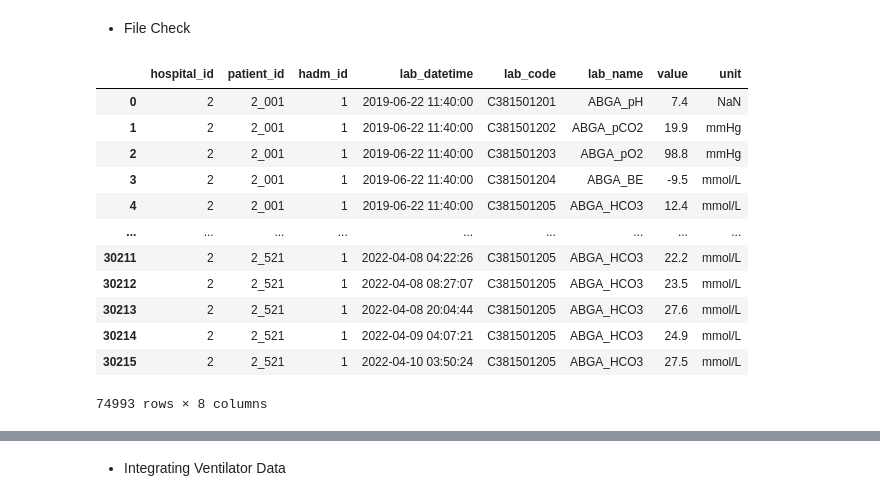
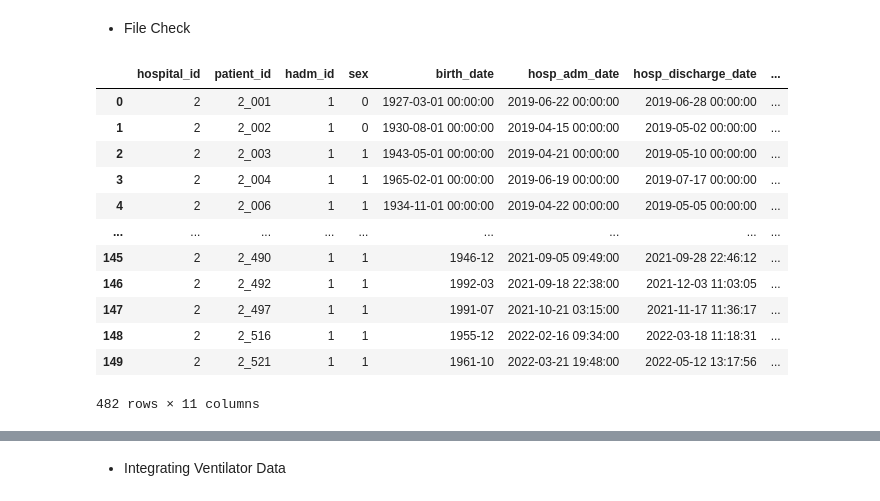
Before and after one commit to skjangbudon/nia_vent_weaning, a Jupyter notebook: notebook/data_preprocess_1103.ipynb, the cells around one changed output, grey strips where cells are left out. Cells and saved outputs as stored; diff of their text form; code cells hidden in the pictures.

```diff
--- a/notebook/data_preprocess_1103.ipynb
+++ b/notebook/data_preprocess_1103.ipynb
@@ -191,24 +189,24 @@ Code Execution Finished at  2022-11-04 17:27:24.089382+09:00    Time elapsed:  0
 # %%
 path = '/VOLUME/nia_vent_weaning/data/AJ/'
 var_list = ['demographics', 'diagnosis', 'drug', 'heightandweight', 'lab', 'ventilator', 'ventilator_parameter', 'vitalsign']
-idx = 4
+idx = 0
 
 df = pd.read_csv(path + var_list[idx] + '.csv', index_col=0)
 df
 # %% [output]
-|  | hospital_id | patient_id | hadm_id | lab_datetime | lab_code | lab_name | value | unit |
-| 0 | 2 | 2_001 | 1 | 2019-06-22 11:40:00 | C381501201 | ABGA_pH | 7.4 | NaN |
-| 1 | 2 | 2_001 | 1 | 2019-06-22 11:40:00 | C381501202 | ABGA_pCO2 | 19.9 | mmHg |
-| 2 | 2 | 2_001 | 1 | 2019-06-22 11:40:00 | C381501203 | ABGA_pO2 | 98.8 | mmHg |
-| 3 | 2 | 2_001 | 1 | 2019-06-22 11:40:00 | C381501204 | ABGA_BE | -9.5 | mmol/L |
-| 4 | 2 | 2_001 | 1 | 2019-06-22 11:40:00 | C381501205 | ABGA_HCO3 | 12.4 | mmol/L |
+|  | hospital_id | patient_id | hadm_id | sex | birth_date | hosp_adm_date | hosp_discharge_date | ... |
+| 0 | 2 | 2_001 | 1 | 0 | 1927-03-01 00:00:00 | 2019-06-22 00:00:00 | 2019-06-28 00:00:00 | ... |
+| 1 | 2 | 2_002 | 1 | 0 | 1930-08-01 00:00:00 | 2019-04-15 00:00:00 | 2019-05-02 00:00:00 | ... |
+| 2 | 2 | 2_003 | 1 | 1 | 1943-05-01 00:00:00 | 2019-04-21 00:00:00 | 2019-05-10 00:00:00 | ... |
+| 3 | 2 | 2_004 | 1 | 1 | 1965-02-01 00:00:00 | 2019-06-19 00:00:00 | 2019-07-17 00:00:00 | ... |
+| 4 | 2 | 2_006 | 1 | 1 | 1934-11-01 00:00:00 | 2019-04-22 00:00:00 | 2019-05-05 00:00:00 | ... |
 | ... | ... | ... | ... | ... | ... | ... | ... | ... |
-| 30211 | 2 | 2_521 | 1 | 2022-04-08 04:22:26 | C381501205 | ABGA_HCO3 | 22.2 | mmol/L |
-| 30212 | 2 | 2_521 | 1 | 2022-04-08 08:27:07 | C381501205 | ABGA_HCO3 | 23.5 | mmol/L |
-| 30213 | 2 | 2_521 | 1 | 2022-04-08 20:04:44 | C381501205 | ABGA_HCO3 | 27.6 | mmol/L |
-| 30214 | 2 | 2_521 | 1 | 2022-04-09 04:07:21 | C381501205 | ABGA_HCO3 | 24.9 | mmol/L |
-| 30215 | 2 | 2_521 | 1 | 2022-04-10 03:50:24 | C381501205 | ABGA_HCO3 | 27.5 | mmol/L |
+| 145 | 2 | 2_490 | 1 | 1 | 1946-12 | 2021-09-05 09:49:00 | 2021-09-28 22:46:12 | ... |
+| 146 | 2 | 2_492 | 1 | 1 | 1992-03 | 2021-09-18 22:38:00 | 2021-12-03 11:03:05 | ... |
+| 147 | 2 | 2_497 | 1 | 1 | 1991-07 | 2021-10-21 03:15:00 | 2021-11-17 11:36:17 | ... |
+| 148 | 2 | 2_516 | 1 | 1 | 1955-12 | 2022-02-16 09:34:00 | 2022-03-18 11:18:31 | ... |
+| 149 | 2 | 2_521 | 1 | 1 | 1961-10 | 2022-03-21 19:48:00 | 2022-05-12 13:17:56 | ... |
-74993 rows × 8 columns
+482 rows × 11 columns
 # %%
 ventilator = pd.read_csv('/VOLUME/nia_vent_weaning/data/AJ/ventilator.csv', index_col=0)
 
```
Also changed, not shown: parts of 39 cells of this notebook, 2 other files.
